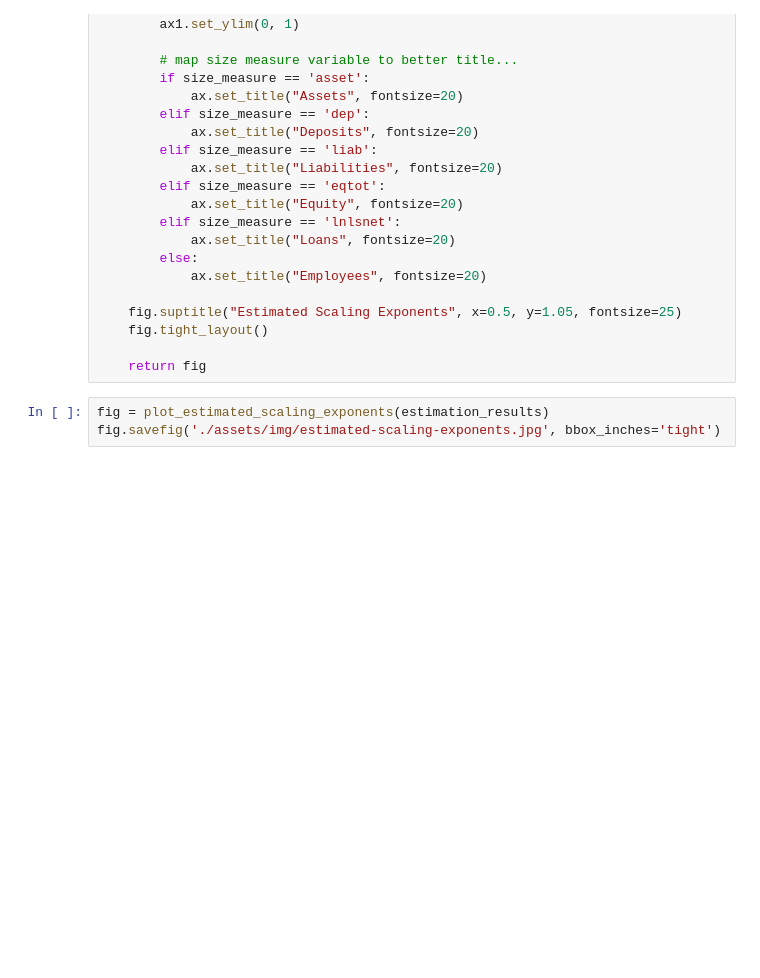
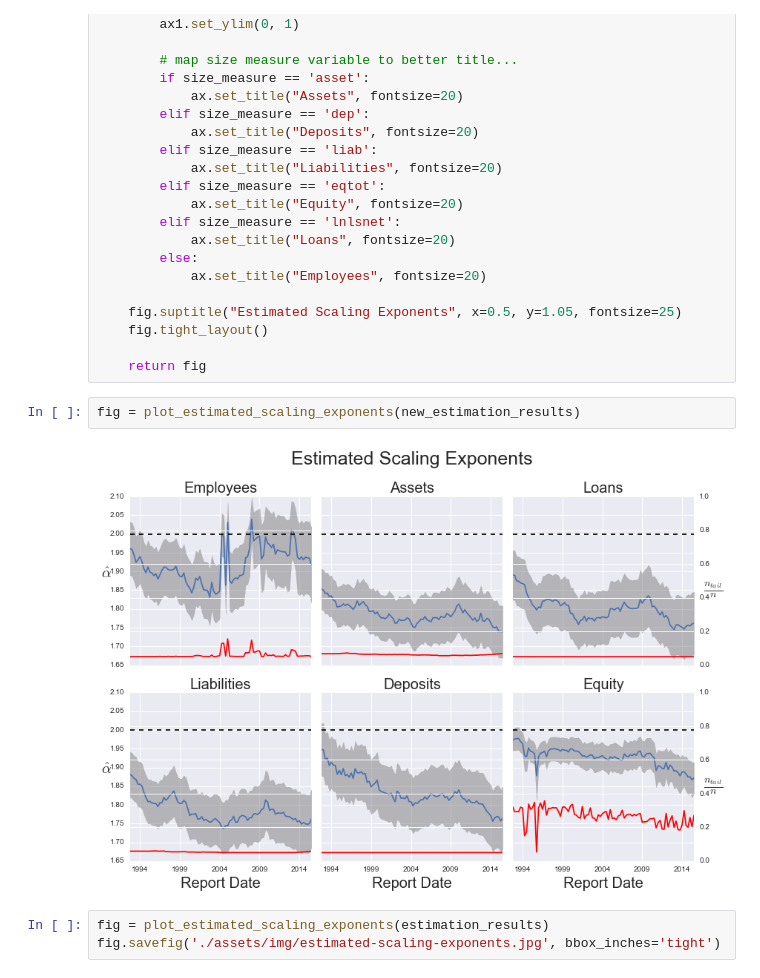
Before and after one commit to davidrpugh/talks, a Jupyter notebook: 2016/pydata-amsterdam/pydata-amsterdam.ipynb, the cells around one changed output. Saved outputs shown, nothing was run; the diff lists cells and outputs as text; blank space fills up the shorter version.

```diff
--- a/2016/pydata-amsterdam/pydata-amsterdam.ipynb
+++ b/2016/pydata-amsterdam/pydata-amsterdam.ipynb
@@ -649,6 +408,10 @@ def plot_estimated_scaling_exponents(estimation_results, figsize=(12, 8), sharey
     fig.tight_layout()
 
     return fig
+# %%
+fig = plot_estimated_scaling_exponents(new_estimation_results)
+# %% [output]
+[figure, added]
 # %%
 fig = plot_estimated_scaling_exponents(estimation_results)
 fig.savefig('./assets/img/estimated-scaling-exponents.jpg', bbox_inches='tight')
```
Also changed, not shown: parts of 21 cells of this notebook.
